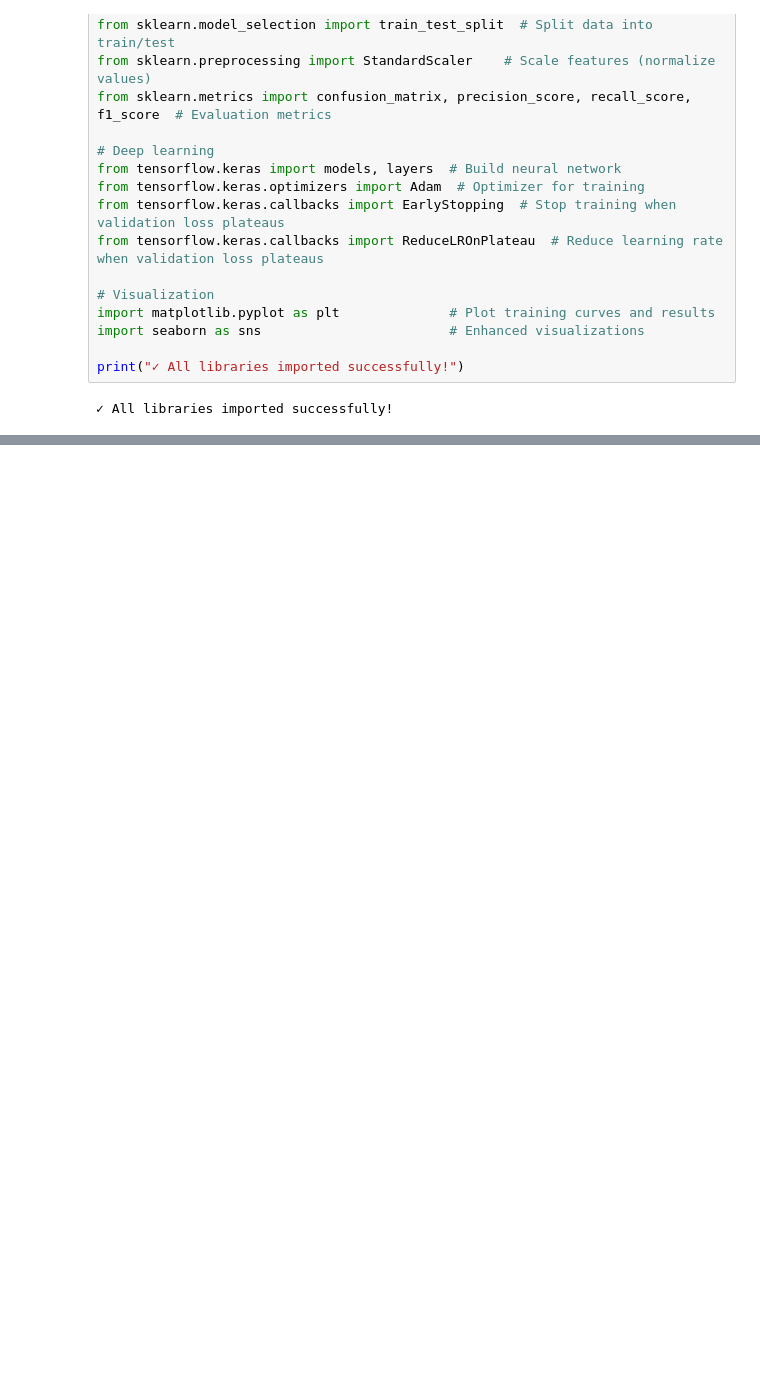
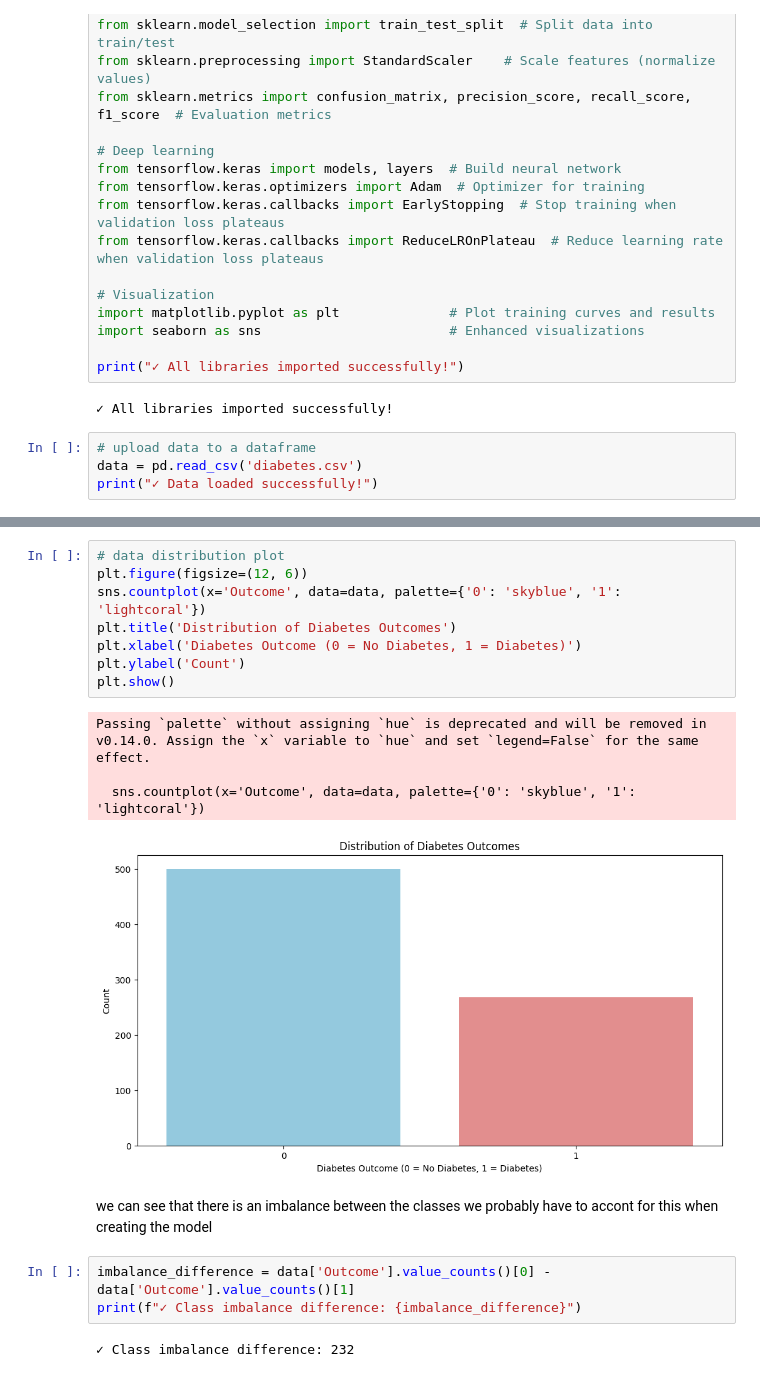
Before and after one commit to Hamza-Elghonemy/neural-network-diabetes, a Jupyter notebook: pima_diabetes_nn.ipynb, the cells around one changed output, grey strips where cells are left out. Saved outputs shown, nothing was run; the diff lists cells and outputs as text; blank space fills up the shorter version.

Commit message:
feat: -  data preprocessing and exploration done - first model trial created

```diff
--- a/pima_diabetes_nn.ipynb
+++ b/pima_diabetes_nn.ipynb
@@ -48,3 +50,7 @@ import seaborn as sns                        # Enhanced visualizations
 print("✓ All libraries imported successfully!")
 # %% [output]
 ✓ All libraries imported successfully!
+# %%
+# upload data to a dataframe
+data = pd.read_csv('diabetes.csv')
+print("✓ Data loaded successfully!")
@@ -50,0 +95,20 @@ print("✓ All libraries imported successfully!")
+# %%
+# data distribution plot
+plt.figure(figsize=(12, 6))
+sns.countplot(x='Outcome', data=data, palette={'0': 'skyblue', '1': 'lightcoral'})
+plt.title('Distribution of Diabetes Outcomes')
+plt.xlabel('Diabetes Outcome (0 = No Diabetes, 1 = Diabetes)')
+plt.ylabel('Count')
+plt.show()
+# %% [output]
+Passing `palette` without assigning `hue` is deprecated and will be removed in v0.14.0. Assign the `x` variable to `hue` and set `legend=False` for the same effect.
+
+  sns.countplot(x='Outcome', data=data, palette={'0': 'skyblue', '1': 'lightcoral'})
+[figure, added]
+# %% [markdown]
+we can see that there is an imbalance between the classes we probably have to accont for this when creating the model
+# %%
+imbalance_difference = data['Outcome'].value_counts()[0] - data['Outcome'].value_counts()[1]
+print(f"✓ Class imbalance difference: {imbalance_difference}")
+# %% [output]
+✓ Class imbalance difference: 232
```
Also changed, not shown: parts of 22 cells of this notebook, 1 other file.
